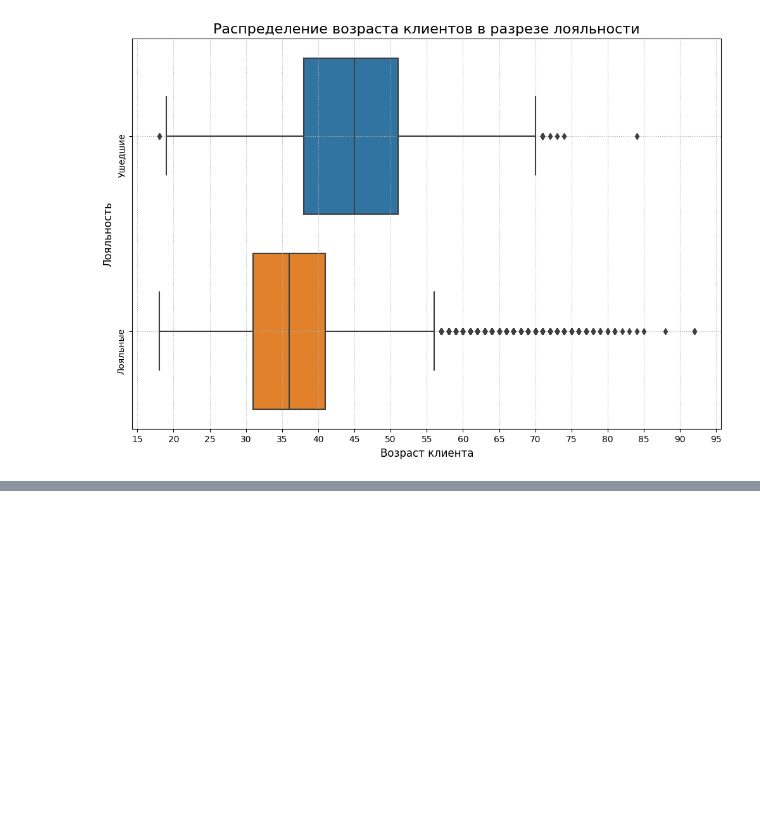
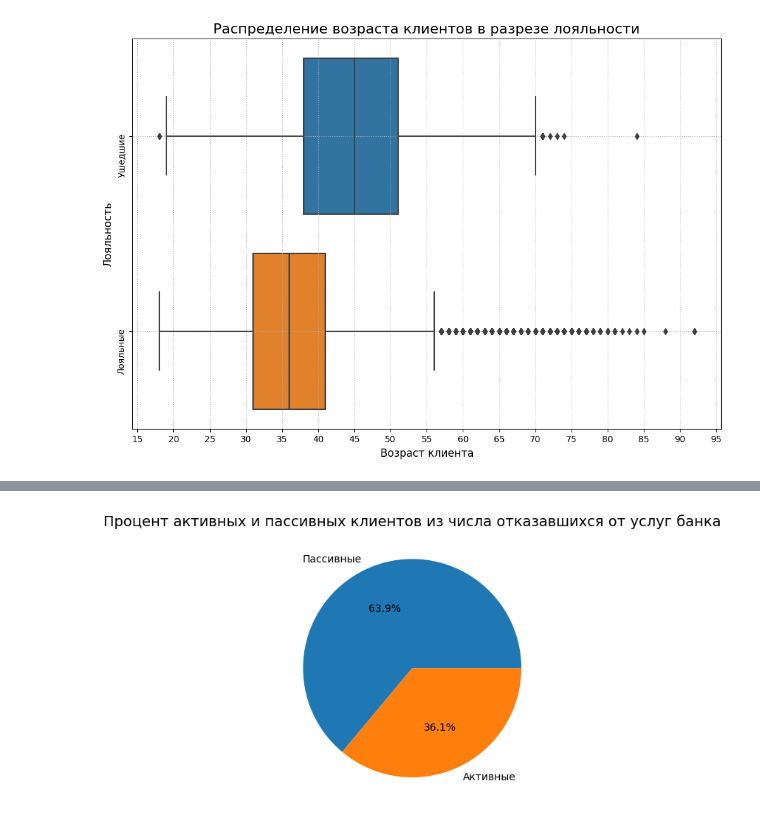
Before and after one commit to inconstant1313/Sandbox, a Jupyter notebook: DSPR_119/Python_13/Final_practice/Final_practice.ipynb, the cells around one changed output, grey strips where cells are left out. Cells and saved outputs as stored; diff of their text form; code cells hidden in the pictures; blank space fills up the shorter version.

```diff
--- a/DSPR_119/Python_13/Final_practice/Final_practice.ipynb
+++ b/DSPR_119/Python_13/Final_practice/Final_practice.ipynb
@@ -125,0 +161,21 @@ boxplot.grid(linestyle=':');
+# %%
+import plotly
+import plotly.express as px
+
+#вернем значения в столбце оттока для удобства подсчета, а также создадим столбец-противоположность - Лояльность
+churn_df['Exited'] = churn_df['Exited'].replace('Ушедшие', 1)
+churn_df['Exited'] = churn_df['Exited'].replace('Лояльные', 0)
+churn_df['Loyal'] = 1 - churn_df['Exited']
+
+#сформируем с помощью группировки таблицу с необходимыми данными
+groups_product = churn_df.groupby(['NumOfProducts'])[['Exited', 'Loyal']].sum()
+
+fig = px.bar(
+    data_frame=groups_product,
+    x=groups_product.index,
+    y=['Exited','Loyal'],
+    width=1000,
+    labels={'value': 'Количество клиентов, чел.', 'NumOfProducts':'Количество приобретенных услуг', 'variable':'Обозначения'},
+    title='Зависимость оттока клиентов от числа приобретенных ими услуг'
+)
+display(fig)
@@ -125,0 +186,14 @@ boxplot.grid(linestyle=':');
+# %%
+exited_activity = churn_df[churn_df['Exited'] == 1]['IsActiveMember'].value_counts().sort_values(ascending=False)
+
+fig, ax = plt.subplots()
+ax.pie(
+    exited_activity,
+    labels=['Пассивные','Активные'],
+    autopct='%1.1f%%',
+)
+
+ax.set_title('Процент активных и пассивных клиентов из числа отказавшихся от услуг банка', fontsize=14, y=1)
+ax.tick_params(labelsize=12)
+# %% [output]
+[figure, added]
```
Also changed, not shown: parts of 17 cells of this notebook, 3 other files.
